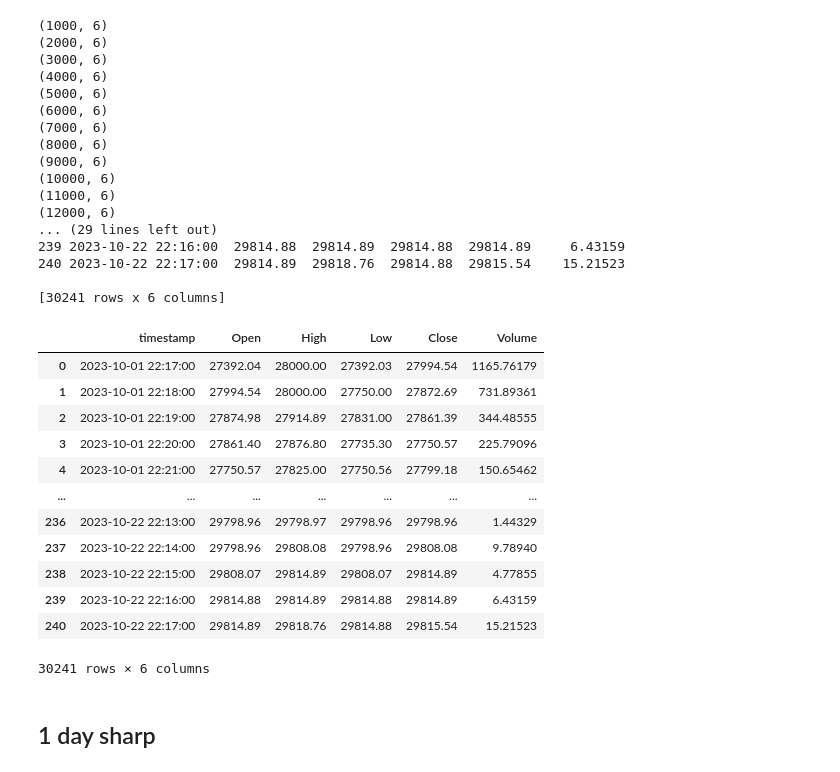
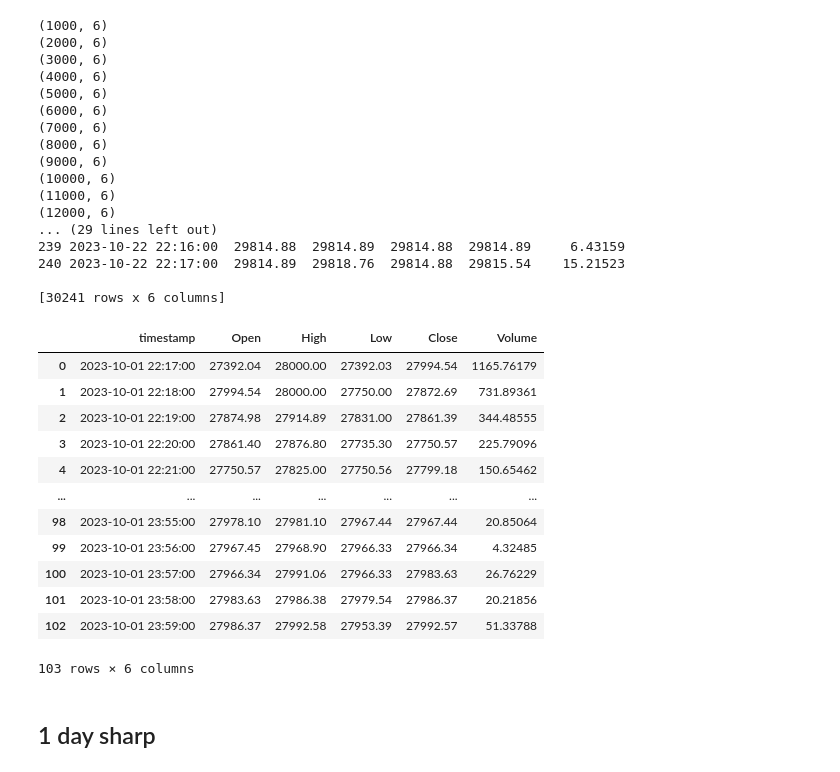
Before and after one commit to sacr1f1ce/RL-FinalProject, a Jupyter notebook: notebooks/Sharp.ipynb, the cells around one changed output. Saved outputs shown, nothing was run; the diff lists cells and outputs as text; code cells hidden in the pictures.

```diff
--- a/notebooks/Sharp.ipynb
+++ b/notebooks/Sharp.ipynb
@@ -363,22 +276,26 @@ print(all_data)
 # %%
 all_data.to_csv('./btcusdt_01_22.csv')
 # %%
-all_data
+all_data = pd.read_csv('./btcusdt_01_22.csv')
-# %% [output]
-|  | timestamp | Open | High | Low | Close | Volume |
-| 0 | 2023-10-01 22:17:00 | 27392.04 | 28000.00 | 27392.03 | 27994.54 | 1165.76179 |
-| 1 | 2023-10-01 22:18:00 | 27994.54 | 28000.00 | 27750.00 | 27872.69 | 731.89361 |
-| 2 | 2023-10-01 22:19:00 | 27874.98 | 27914.89 | 27831.00 | 27861.39 | 344.48555 |
-| 3 | 2023-10-01 22:20:00 | 27861.40 | 27876.80 | 27735.30 | 27750.57 | 225.79096 |
-| 4 | 2023-10-01 22:21:00 | 27750.57 | 27825.00 | 27750.56 | 27799.18 | 150.65462 |
-| ... | ... | ... | ... | ... | ... | ... |
-| 236 | 2023-10-22 22:13:00 | 29798.96 | 29798.97 | 29798.96 | 29798.96 | 1.44329 |
-| 237 | 2023-10-22 22:14:00 | 29798.96 | 29808.08 | 29798.96 | 29808.08 | 9.78940 |
-| 238 | 2023-10-22 22:15:00 | 29808.07 | 29814.89 | 29808.07 | 29814.89 | 4.77855 |
-| 239 | 2023-10-22 22:16:00 | 29814.88 | 29814.89 | 29814.88 | 29814.89 | 6.43159 |
-| 240 | 2023-10-22 22:17:00 | 29814.89 | 29818.76 | 29814.88 | 29815.54 | 15.21523 |
-30241 rows × 6 columns
 # %%
-all_data.rename(columns={'open':'Open', 'high':'High', 'low':'Low', 'close':'Close', 'volume':'Volume'}, inplace= True)
+all_data.drop(columns=['Unnamed: 0'], inplace=True)
+# %%
+all_data
+k = 1
+all_data[(all_data['timestamp'] > f'2023-10-0{k}') & (all_data['timestamp'] < f'2023-10-0{k+1}')]
+# %% [output]
+|  | timestamp | Open | High | Low | Close | Volume |
+| 0 | 2023-10-01 22:17:00 | 27392.04 | 28000.00 | 27392.03 | 27994.54 | 1165.76179 |
+| 1 | 2023-10-01 22:18:00 | 27994.54 | 28000.00 | 27750.00 | 27872.69 | 731.89361 |
+| 2 | 2023-10-01 22:19:00 | 27874.98 | 27914.89 | 27831.00 | 27861.39 | 344.48555 |
+| 3 | 2023-10-01 22:20:00 | 27861.40 | 27876.80 | 27735.30 | 27750.57 | 225.79096 |
+| 4 | 2023-10-01 22:21:00 | 27750.57 | 27825.00 | 27750.56 | 27799.18 | 150.65462 |
+| ... | ... | ... | ... | ... | ... | ... |
+| 98 | 2023-10-01 23:55:00 | 27978.10 | 27981.10 | 27967.44 | 27967.44 | 20.85064 |
+| 99 | 2023-10-01 23:56:00 | 27967.45 | 27968.90 | 27966.33 | 27966.34 | 4.32485 |
+| 100 | 2023-10-01 23:57:00 | 27966.34 | 27991.06 | 27966.33 | 27983.63 | 26.76229 |
+| 101 | 2023-10-01 23:58:00 | 27983.63 | 27986.38 | 27979.54 | 27986.37 | 20.21856 |
+| 102 | 2023-10-01 23:59:00 | 27986.37 | 27992.58 | 27953.39 | 27992.57 | 51.33788 |
+103 rows × 6 columns
 # %% [markdown]
 ## 1 day sharp
```
Also changed, not shown: parts of 101 cells of this notebook.
